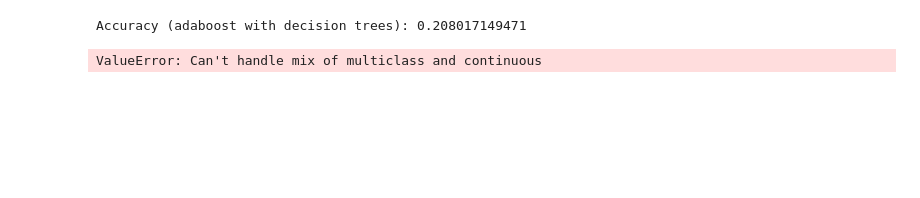
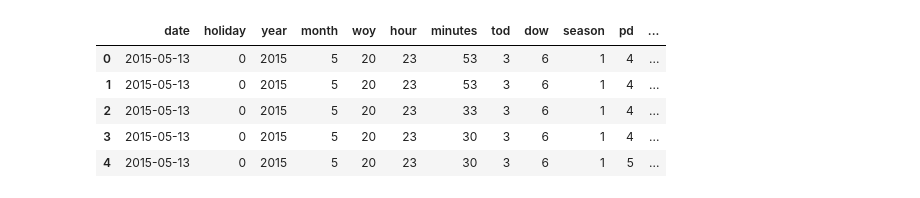
Before and after one commit to samacart/SFCrime, a Jupyter notebook: SFCrime-iPy-Models-Dummies.ipynb, the cells around one changed output. Drawn from its saved outputs; the diff is of its cells as text; code cells hidden in the pictures; blank space fills up the shorter version.

Commit message:
Added Holiday feature

```diff
--- a/SFCrime-iPy-Models-Dummies.ipynb
+++ b/SFCrime-iPy-Models-Dummies.ipynb
@@ -34,4 +36,5 @@ from sklearn.metrics import mean_squared_error,r2_score
 # %%
 #running on a windows machine, change filepaths as needed
 
-train_df = pd.read_csv('Data\\train.csv')
+# Load the data - TRAINING
+train_df = pd.read_csv('Data/train.csv')
@@ -407,36 +74,0 @@ print 'Accuracy (a random forest):', accuracy
-# %%
-bc = AdaBoostClassifier(base_estimator=DecisionTreeClassifier(max_depth=1), n_estimators=100, learning_rate=0.1)
-
-abc.fit(train_data, train_labels)
-preds = abc.predict(dev_data)
-accuracy = metrics.accuracy_score(dev_labels,preds)
-print 'Accuracy (adaboost with decision trees):', accuracy
-# %% [output]
-Accuracy (adaboost with decision trees): 0.208017149471
-# %%
-# Gradient Boosting Trees
-
-params = {'n_estimators': 1000, 'max_depth': 6,
-        'learning_rate': 0.01, 'alpha':0.001}
-
-clf = GradientBoostingRegressor(**params).fit(train_data, train_labels)
-
-preds = clf.predict(dev_data)
-accuracy = metrics.accuracy_score(dev_labels,preds)
-print 'Accuracy (GBT):', accuracy
-
-# For me, the Mean Squared Error wasn't much informative and used instead the
-# :math:`R^2` **coefficient of determination**. This measure is a number
-# indicating how well a variable is able to predict the other. Numbers close to
-# 0 means poor prediction and numbers close to 1 means perfect prediction. In the
-# book, they claim a 0.84 against a 0.86 reported in the paper that created the
-# dataset using a highly tuned algorithm. I'm getting a good 0.83 without much
-# tunning of the parameters so it's a good out of the box technique.
-
-mse = mean_squared_error(dev_labels, clf.predict(dev_data))
-r2 = r2_score(dev_labels, clf.predict(dev_data))
-
-print("MSE: %.4f" % mse)
-print("R2: %.4f" % r2)
-# %% [output]
-ValueError: Can't handle mix of multiclass and continuous
@@ -442,0 +183,11 @@ ValueError: Can't handle mix of multiclass and continuous
+# %%
+# Create a new subset of data
+train_df_new = train_df[['date','holiday','year','month', 'woy', 'hour','minutes','tod', 'dow','season', 'pd','addr','street', 'X','Y','crime']]
+train_df_new.head()
+# %% [output]
+|  | date | holiday | year | month | woy | hour | minutes | tod | dow | season | pd | ... |
+| 0 | 2015-05-13 | 0 | 2015 | 5 | 20 | 23 | 53 | 3 | 6 | 1 | 4 | ... |
+| 1 | 2015-05-13 | 0 | 2015 | 5 | 20 | 23 | 53 | 3 | 6 | 1 | 4 | ... |
+| 2 | 2015-05-13 | 0 | 2015 | 5 | 20 | 23 | 33 | 3 | 6 | 1 | 4 | ... |
+| 3 | 2015-05-13 | 0 | 2015 | 5 | 20 | 23 | 30 | 3 | 6 | 1 | 4 | ... |
+| 4 | 2015-05-13 | 0 | 2015 | 5 | 20 | 23 | 30 | 3 | 6 | 1 | 5 | ... |
```
Also changed, not shown: parts of 38 cells of this notebook.
